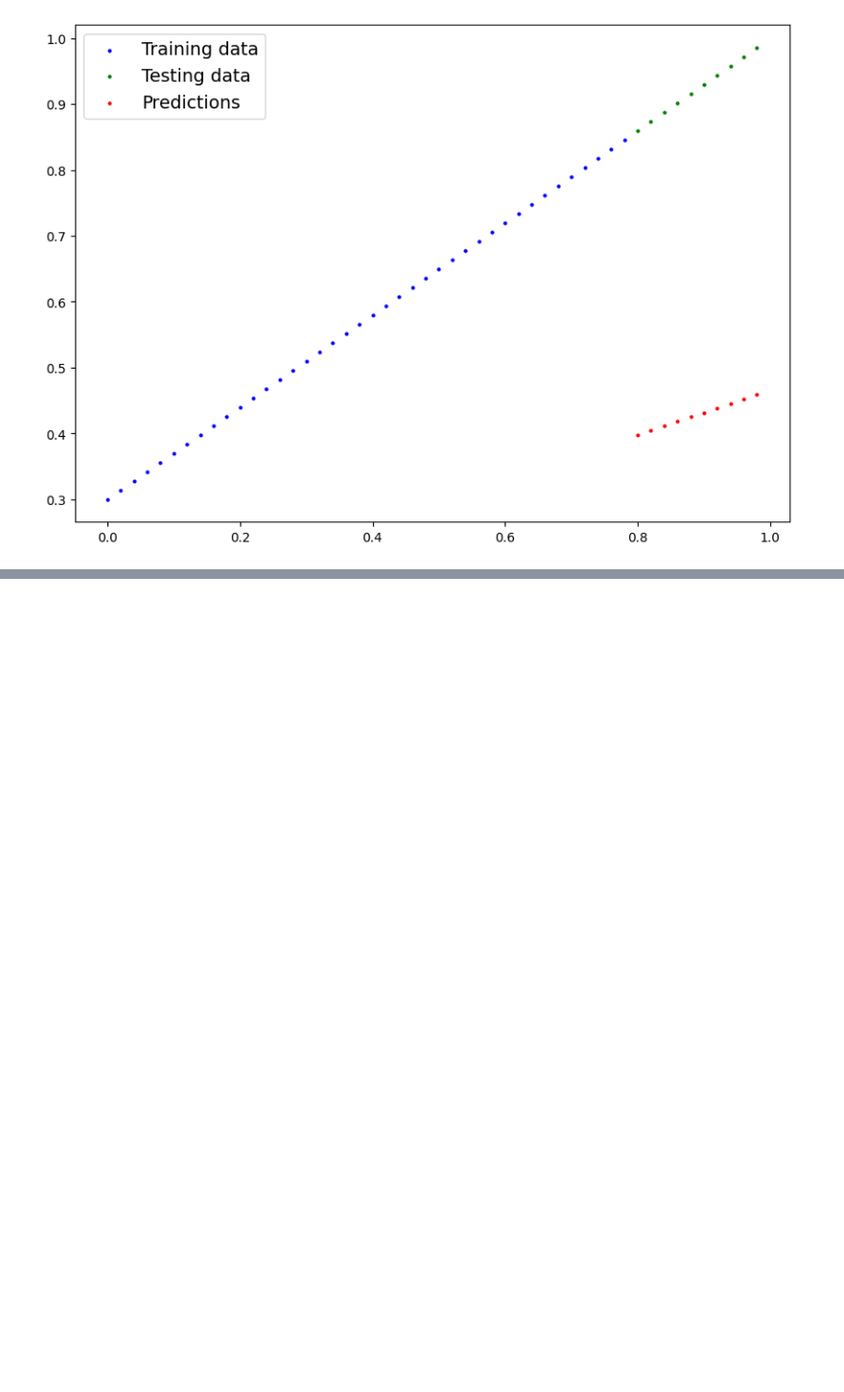
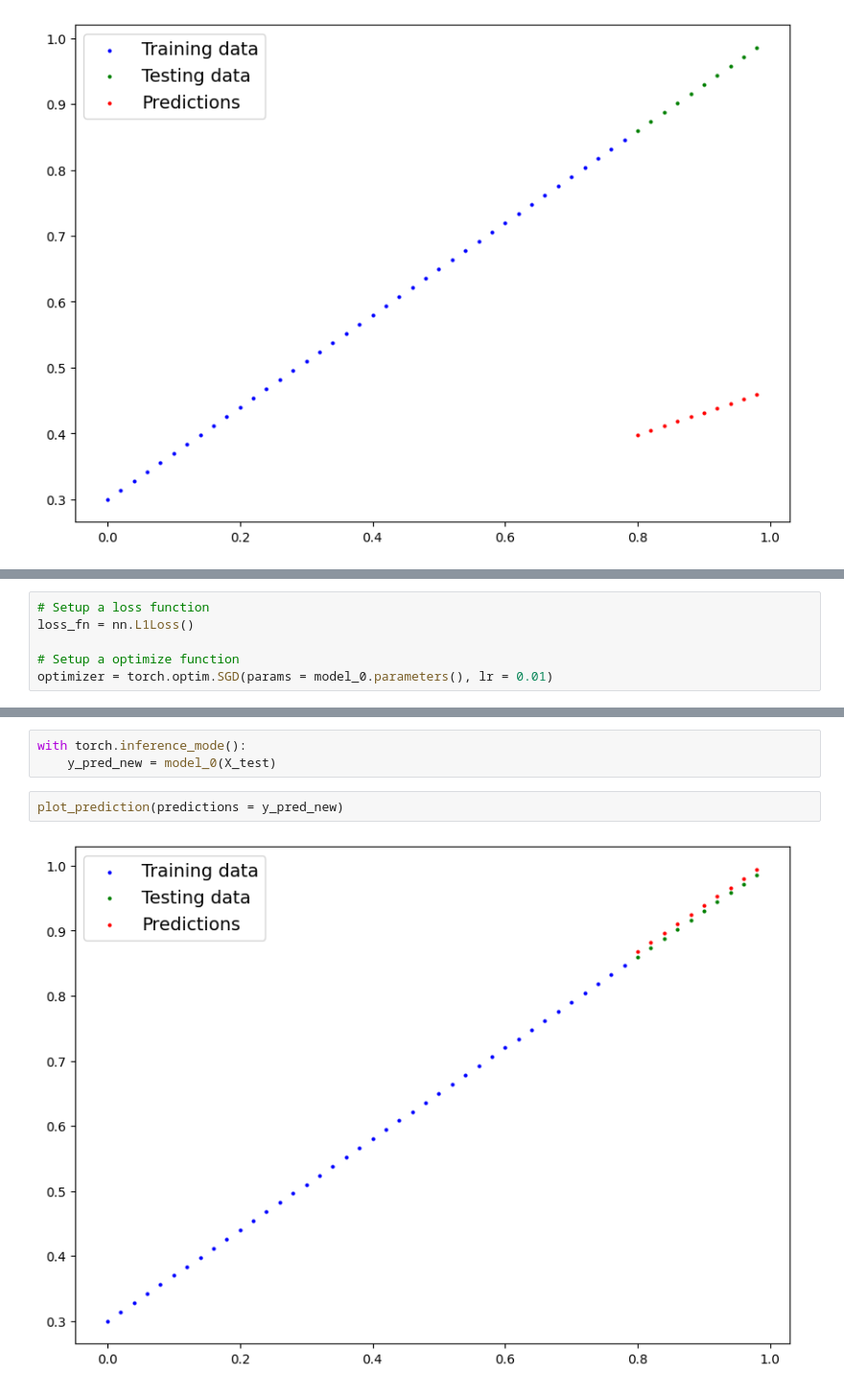
Before and after one commit to oatanurakch/Torch_Learning, a Jupyter notebook: 2_workflow.ipynb, the cells around one changed output, grey strips where cells are left out. Shown: that part at 96% size. Drawn from its saved outputs; the diff is of its cells as text; blank space fills up the shorter version.

```diff
--- a/2_workflow.ipynb
+++ b/2_workflow.ipynb
@@ -225,0 +257,6 @@ plot_prediction(predictions = y_pred)
+# %%
+# Setup a loss function
+loss_fn = nn.L1Loss()
+
+# Setup a optimize function
+optimizer = torch.optim.SGD(params = model_0.parameters(), lr = 0.01)
@@ -225,0 +345,7 @@ plot_prediction(predictions = y_pred)
+# %%
+with torch.inference_mode():
+    y_pred_new = model_0(X_test)
+# %%
+plot_prediction(predictions = y_pred_new)
+# %% [output]
+[figure, added]
```
Also changed, not shown: parts of 8 cells of this notebook.
